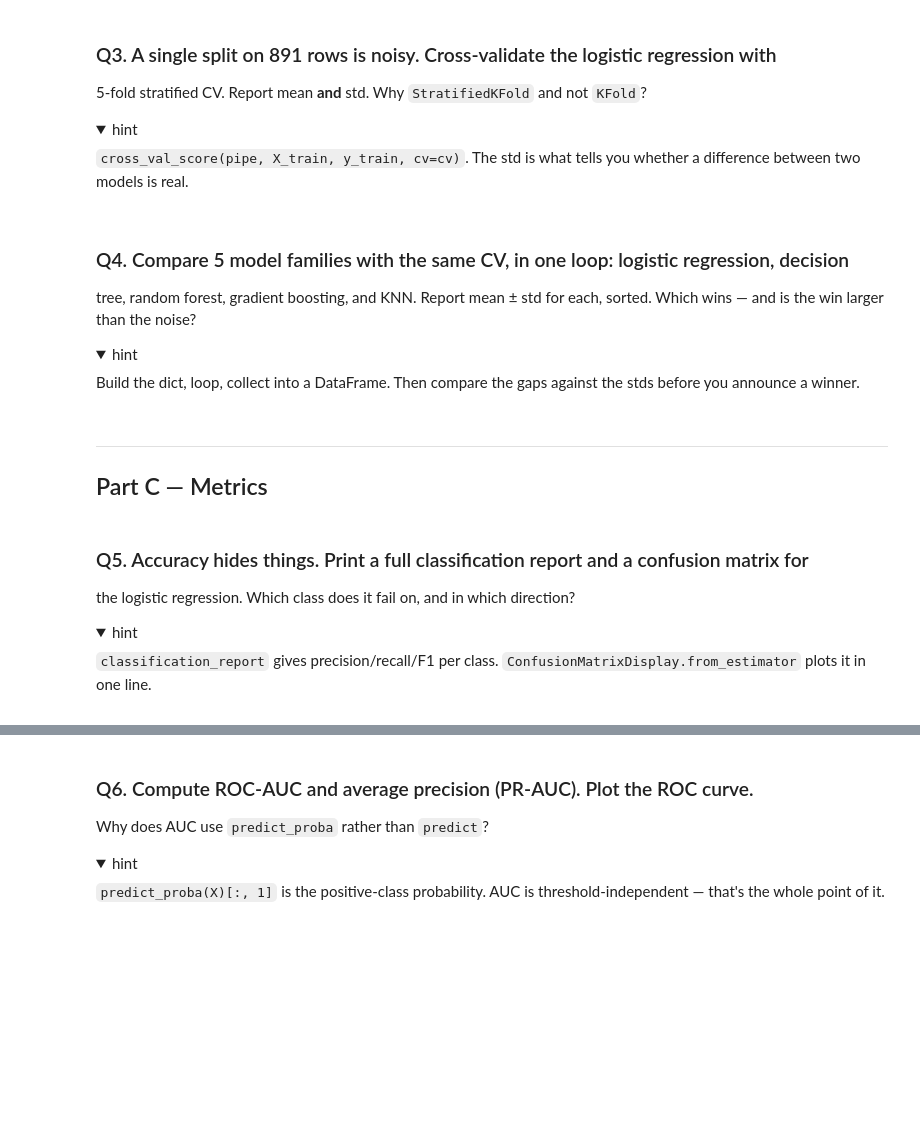
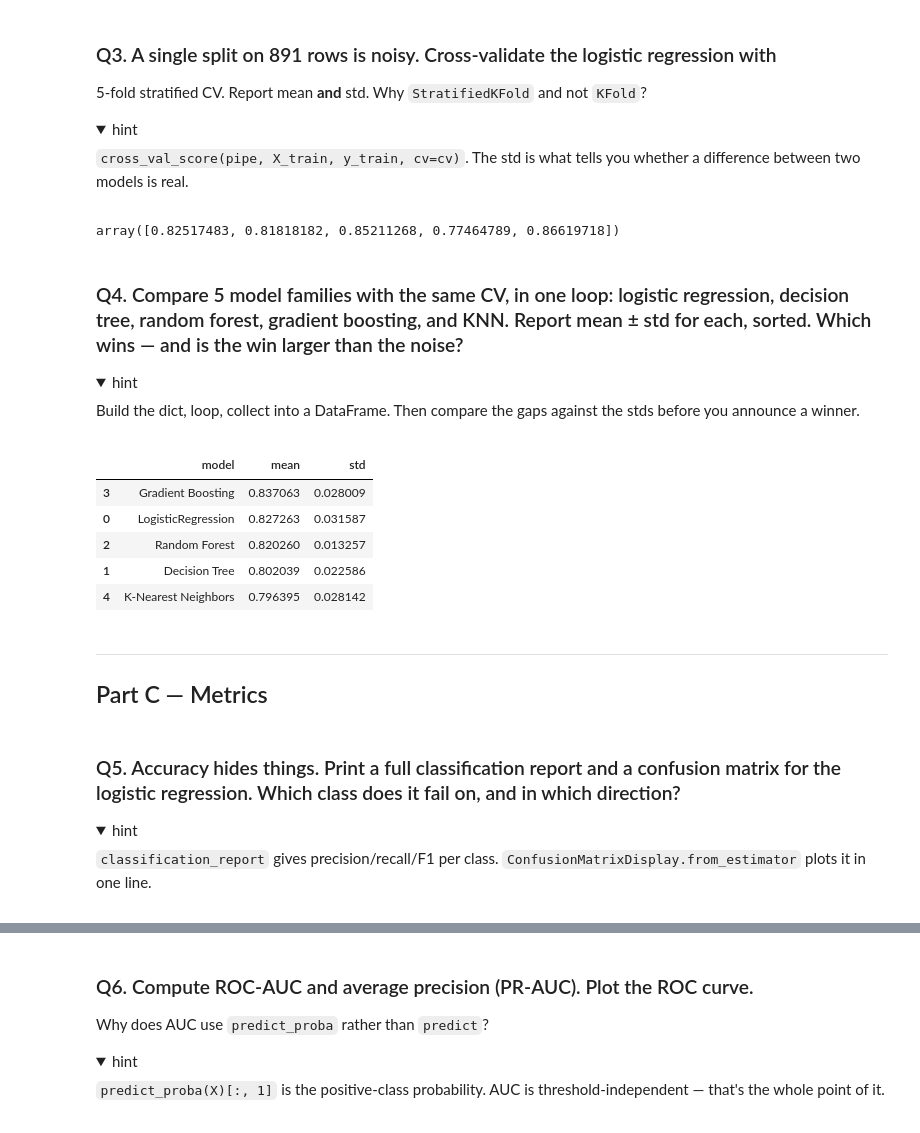
Before and after one commit to pablogasco1/machine-learning-projects, a Jupyter notebook: interview_practice/04_modeling_titanic.ipynb, the cells around one changed output, grey strips where cells are left out. Drawn from its saved outputs; the diff is of its cells as text; code cells hidden in the pictures; folded sections open; blank space fills up the shorter version.

```diff
--- a/interview_practice/04_modeling_titanic.ipynb
+++ b/interview_practice/04_modeling_titanic.ipynb
@@ -85,0 +98,10 @@ Wrap `make_preprocessor()` and the classifier in a `Pipeline`. Use `max_iter=100
+# %%
+# your code here
+from sklearn.linear_model import LogisticRegression
+
+logreg = Pipeline([('pre', make_preprocessor()),
+                   ('clf', LogisticRegression(max_iter=1000, random_state=42))])
+
+logreg.fit(X_train, y_train)
+
+logreg.score(X_train, y_train), logreg.score(X_test, y_test)
@@ -101,7 +123,14 @@ Wrap `make_preprocessor()` and the classifier in a `Pipeline`. Use `max_iter=100
+# %%
+# your code here
+from sklearn.model_selection import StratifiedKFold, cross_val_score
+
+cv = StratifiedKFold(n_splits=5, random_state=42, shuffle=True)
+# StratifedKFold is used to maintain the proportion of classes in each fold, which is important for imbalanced datasets
+cross_val_score(logreg, X_train, y_train, cv=cv, scoring='accuracy') # we could also do cv=5, but this way we can control the random state and shuffling
+# %% [output]
+array([0.82517483, 0.81818182, 0.85211268, 0.77464789, 0.86619718])
 # %% [markdown]
-### Q4. Compare 5 model families with the same CV, in one loop: logistic regression, decision
-tree, random forest, gradient boosting, and KNN. Report mean ± std for each, sorted.
-Which wins — and is the win larger than the noise?
+### Q4. Compare 5 model families with the same CV, in one loop: logistic regression, decision tree, random forest, gradient boosting, and KNN. Report mean ± std for each, sorted. Which wins — and is the win larger than the noise?
 
 <details><summary>hint</summary>
 
@@ -113,10 +140,41 @@ Build the dict, loop, collect into a DataFrame. Then compare the gaps against th
+# %%
+# your code here
+from sklearn.tree import DecisionTreeClassifier
+from sklearn.ensemble import RandomForestClassifier
+from sklearn.ensemble import GradientBoostingClassifier
+from sklearn.neighbors import KNeighborsClassifier
+
+models = {
+    "LogisticRegression": LogisticRegression(max_iter=1000, random_state=42),
+    'Decision Tree': DecisionTreeClassifier(random_state=42),
+    'Random Forest': RandomForestClassifier(random_state=42),
+    'Gradient Boosting': GradientBoostingClassifier(random_state=42),
+    'K-Nearest Neighbors': KNeighborsClassifier()
+}
+
+cv = StratifiedKFold(n_splits=5, random_state=42, shuffle=True)
+
+results = []
+for name, clf in models.items():
+    pipe = Pipeline([('pre', make_preprocessor()), ('clf', clf)])
+    s = cross_val_score(pipe, X_train, y_train, cv=cv, scoring='accuracy')
+    results.append({'model': name, 'mean': s.mean(), 'std': s.std()})
+
+results_df = pd.DataFrame(results).sort_values('mean', ascending=False)
+results_df
+# %% [output]
+|  | model | mean | std |
+| 3 | Gradient Boosting | 0.837063 | 0.028009 |
+| 0 | LogisticRegression | 0.827263 | 0.031587 |
+| 2 | Random Forest | 0.820260 | 0.013257 |
+| 1 | Decision Tree | 0.802039 | 0.022586 |
+| 4 | K-Nearest Neighbors | 0.796395 | 0.028142 |
 # %% [markdown]
 ---
 
 ## Part C — Metrics
 # %% [markdown]
-### Q5. Accuracy hides things. Print a full classification report and a confusion matrix for
-the logistic regression. Which class does it fail on, and in which direction?
+### Q5. Accuracy hides things. Print a full classification report and a confusion matrix for the logistic regression. Which class does it fail on, and in which direction?
 
 <details><summary>hint</summary>
 
```
Also changed, not shown: parts of 11 cells of this notebook, 2 other files.
